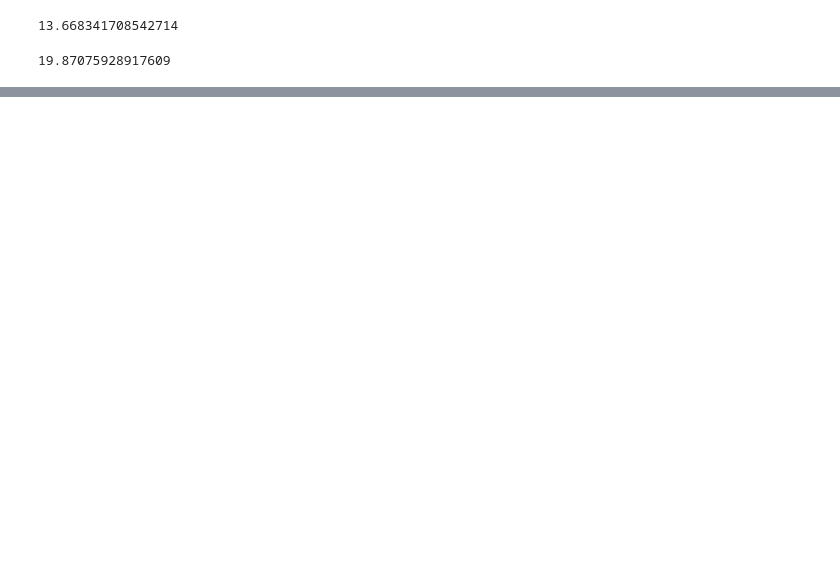
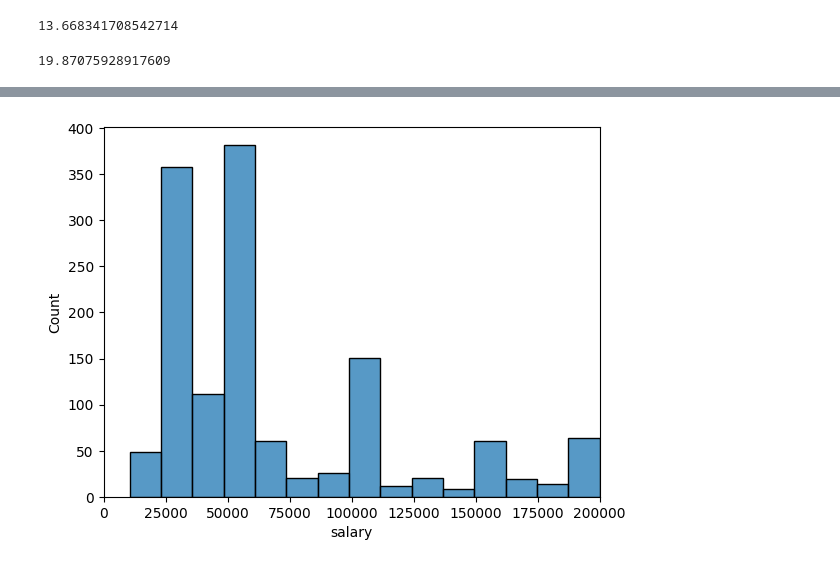
Before and after one commit to FiSaRaff/project-da-promo-k-modulo-3-team-2, a Jupyter notebook: notebooks/ab_testing.ipynb, the cells around one changed output, grey strips where cells are left out. Saved outputs shown, nothing was run; the diff lists cells and outputs as text; code cells hidden in the pictures; blank space fills up the shorter version.

```diff
--- a/notebooks/ab_testing.ipynb
+++ b/notebooks/ab_testing.ipynb
@@ -40,0 +80,2 @@ print(grupo_variante_porcentaje_rotacion)
+# %%
+grupo_control_rotacion = df[df['attrition'] == 'No']
@@ -40,0 +84,6 @@ print(grupo_variante_porcentaje_rotacion)
+# %%
+'''Visualización distribución salarios de empleados satisfechos.'''
+sns.histplot(x= 'salary', data= grupo_control_rotacion)
+plt.xlim(0, 200000);
+# %% [output]
+[figure, added]
```
Also changed, not shown: parts of 22 cells of this notebook.
